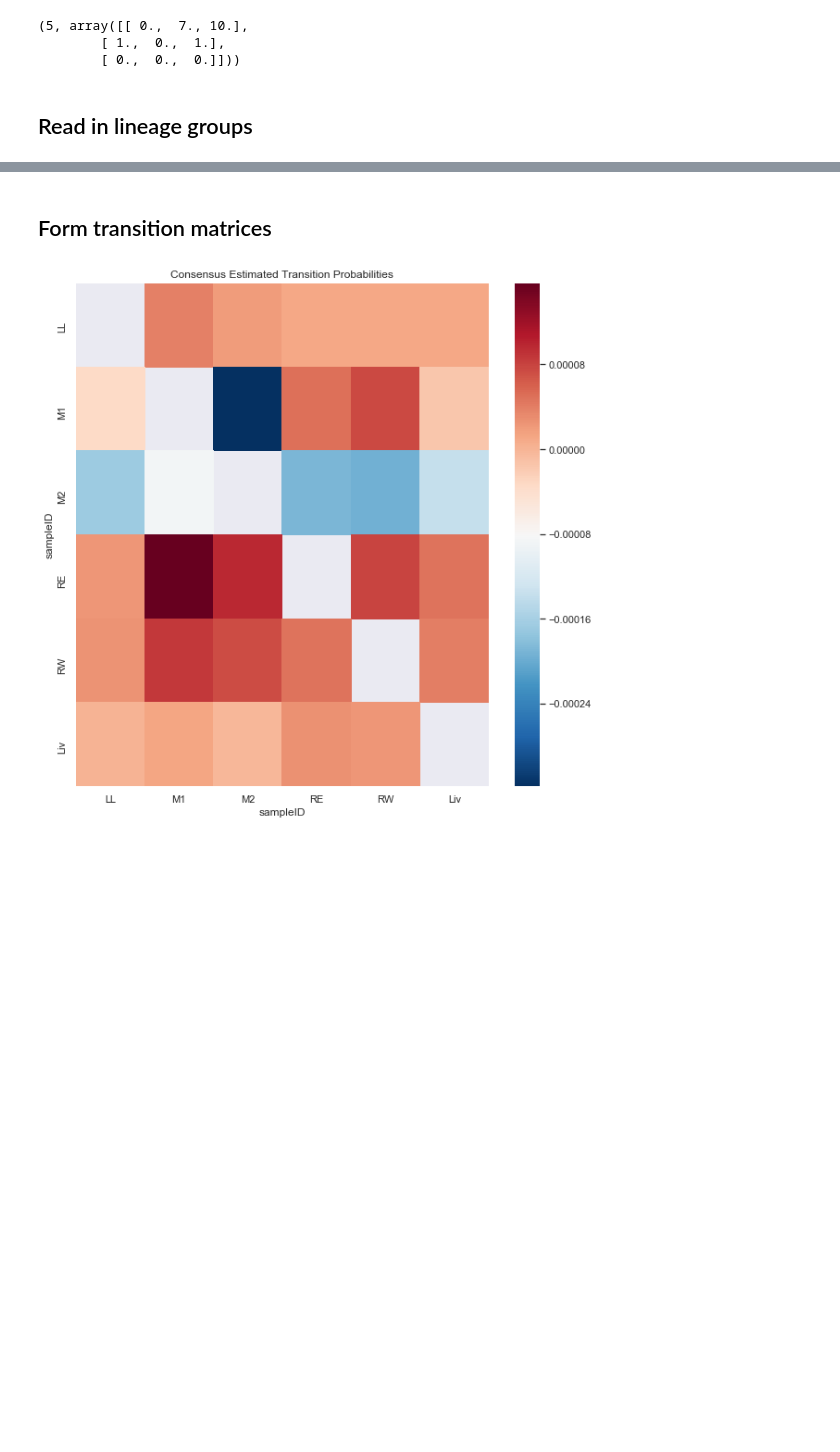
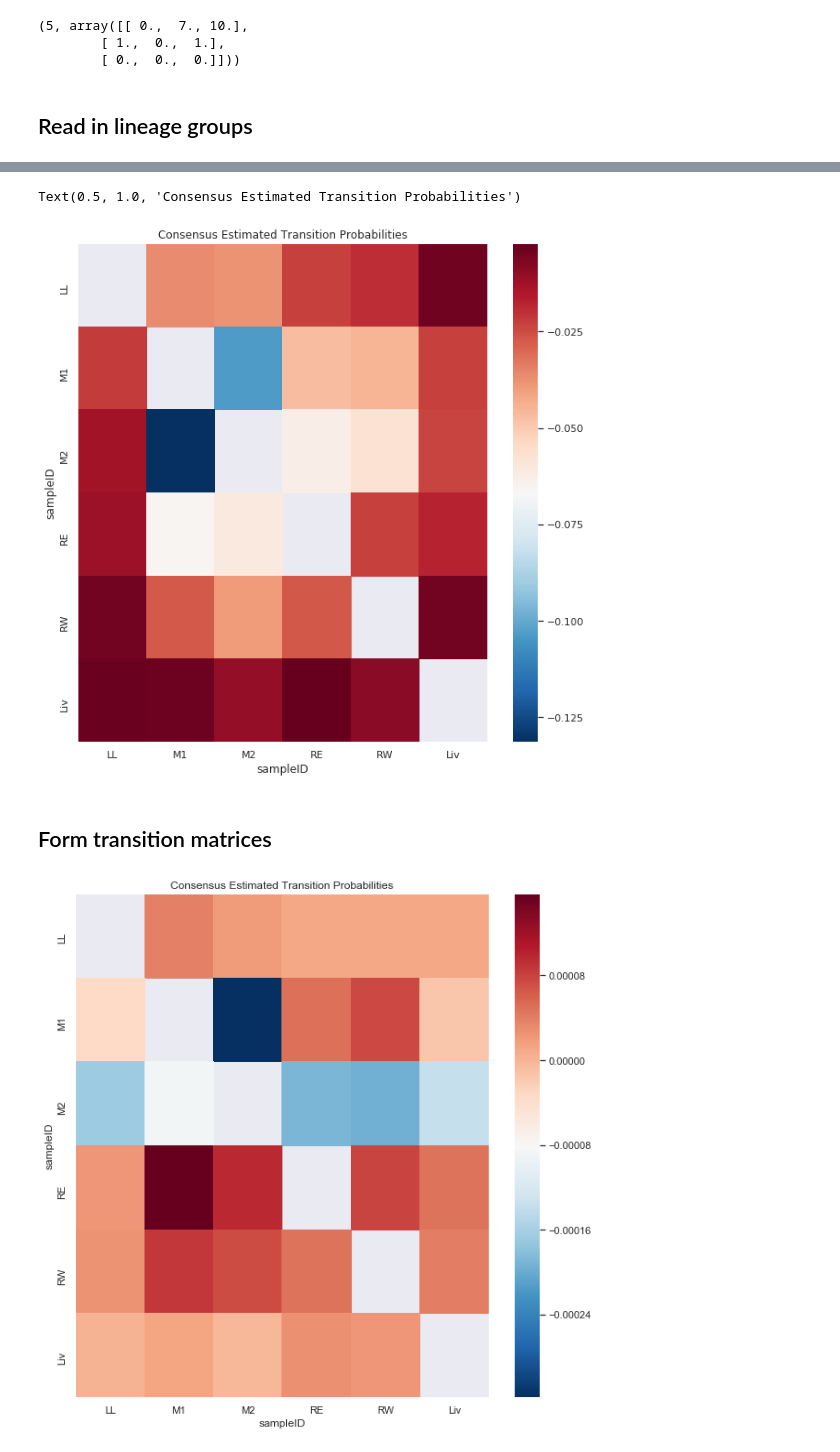
Before and after one commit to mattjones315/MetastasisTracing, a Jupyter notebook: infer_transition_matrices.ipynb, the cells around one changed output, grey strips where cells are left out. Cells and saved outputs as stored; diff of their text form; code cells hidden in the pictures; blank space fills up the shorter version.

```diff
--- a/infer_transition_matrices.ipynb
+++ b/infer_transition_matrices.ipynb
@@ -435,3 +438,16 @@ t_mat
+# %%
+res = count_arr.loc[['LL', "M1", "M2", "RE", 'RW', "Liv"], ['LL', "M1", "M2", "RE", 'RW', "Liv"]] - bg.loc[['LL', "M1", "M2", "RE", 'RW', "Liv"], ['LL', "M1", "M2", "RE", 'RW', "Liv"]]
+
+cmap = matplotlib.cm.RdBu
+cmap.set_bad("white", 1.)
+h = plt.figure(figsize=(10, 10))
+sns.heatmap(res, mask = np.fill_diagonal(np.zeros(res.shape), 1), cmap="RdBu_r")
+plt.ylabel("sampleID")
+plt.xlabel("sampleID")
+plt.title("Consensus Estimated Transition Probabilities")
+# %% [output]
+Text(0.5, 1.0, 'Consensus Estimated Transition Probabilities')
+[figure, added]
 # %% [markdown]
 ## Form transition matrices
 # %%
```
Also changed, not shown: parts of 11 cells of this notebook, 7 other files.
